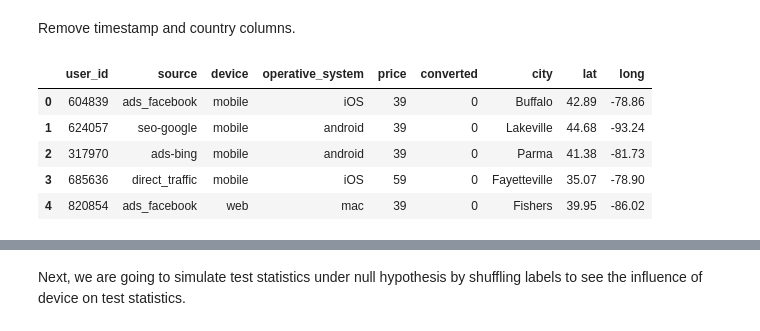
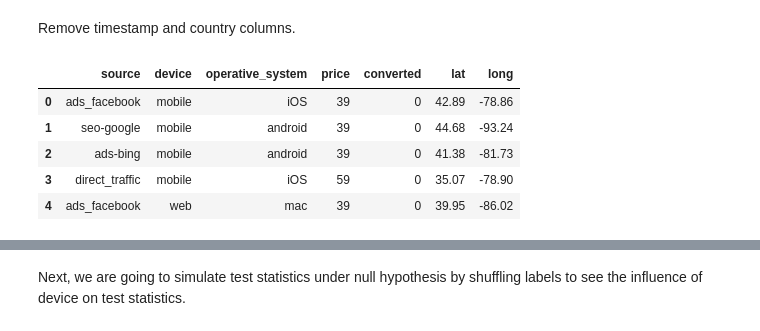
Before and after one commit to DYYasUNCStudent/DATA110, a Jupyter notebook: Final Project/AB testing.ipynb, the cells around one changed output, grey strips where cells are left out. Cells and saved outputs as stored; diff of their text form; code cells hidden in the pictures.

```diff
--- a/Final Project/AB testing.ipynb
+++ b/Final Project/AB testing.ipynb
@@ -24,12 +24,12 @@ raw_data.head(5)
 # %% [markdown]
 Remove timestamp and country columns.
 # %%
-raw_data = raw_data.drop(columns=["timestamp", "country", "test"])
+raw_data = raw_data.drop(columns=["timestamp", "country", "test", 'user_id',"city"])
 raw_data.head(5)
 # %% [output]
-|  | user_id | source | device | operative_system | price | converted | city | lat | long |
-| 0 | 604839 | ads_facebook | mobile | iOS | 39 | 0 | Buffalo | 42.89 | -78.86 |
-| 1 | 624057 | seo-google | mobile | android | 39 | 0 | Lakeville | 44.68 | -93.24 |
-| 2 | 317970 | ads-bing | mobile | android | 39 | 0 | Parma | 41.38 | -81.73 |
-| 3 | 685636 | direct_traffic | mobile | iOS | 59 | 0 | Fayetteville | 35.07 | -78.90 |
-| 4 | 820854 | ads_facebook | web | mac | 39 | 0 | Fishers | 39.95 | -86.02 |
+|  | source | device | operative_system | price | converted | lat | long |
+| 0 | ads_facebook | mobile | iOS | 39 | 0 | 42.89 | -78.86 |
+| 1 | seo-google | mobile | android | 39 | 0 | 44.68 | -93.24 |
+| 2 | ads-bing | mobile | android | 39 | 0 | 41.38 | -81.73 |
+| 3 | direct_traffic | mobile | iOS | 59 | 0 | 35.07 | -78.90 |
+| 4 | ads_facebook | web | mac | 39 | 0 | 39.95 | -86.02 |
```
Also changed, not shown: parts of 17 cells of this notebook.
